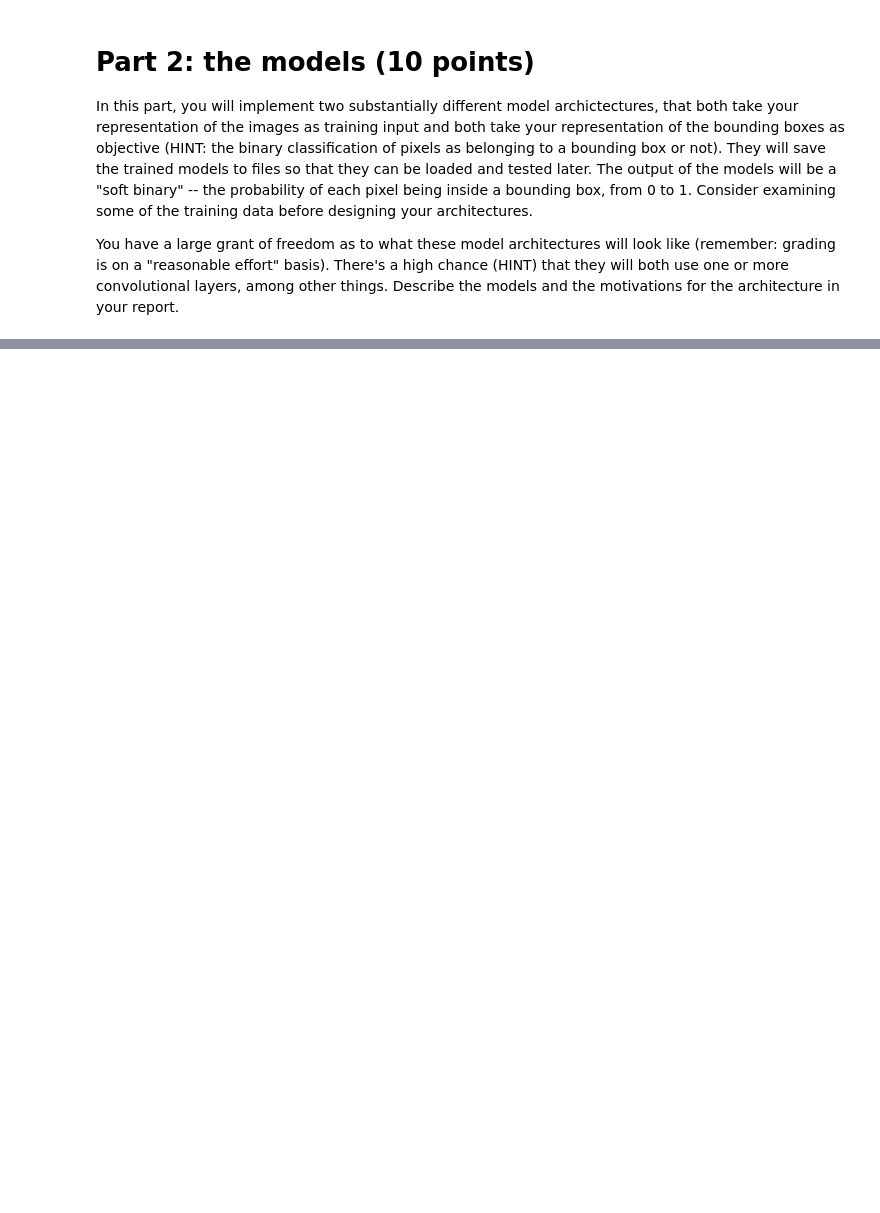
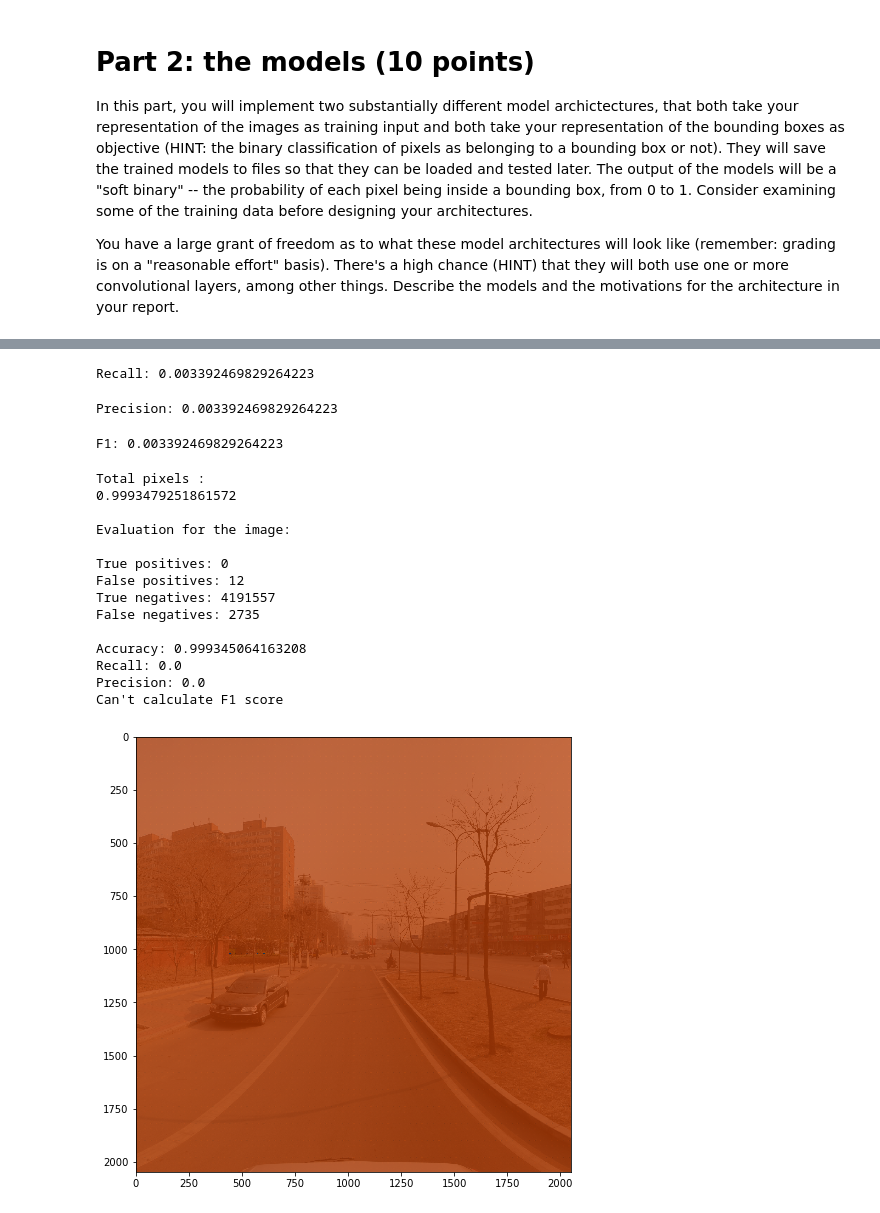
Before and after one commit to gusakhka/DETECTING-THE-LICENSE-PLATE, a Jupyter notebook: a1/Kamaneh AKhavan.ipynb, the cells around one changed output, grey strips where cells are left out. Cells and saved outputs as stored; diff of their text form; code cells hidden in the pictures; blank space fills up the shorter version.

```diff
--- a/a1/Kamaneh AKhavan.ipynb
+++ b/a1/Kamaneh AKhavan.ipynb
@@ -307,0 +418,2 @@ It should also be possible to examine the effects of applying the model to indiv
+# %%
+loss_function = nn.BCELoss()
@@ -307,0 +442,20 @@ It should also be possible to examine the effects of applying the model to indiv
+# %%
+tp = 0
+tn = 0
+fp = 0
+fn = 0
+for i, batch in enumerate(test_data):
+    batch_predictions = torch.squeeze(output)
+    batch_truthvals = torch.squeeze(truthvals2)
+
+    for (truthvals,predictions) in zip(batch_truthvals,batch_predictions):
+
+        predicted_class_bool = (predictions > 0.5)
+        predicted_class = predicted_class_bool.float()
+
+        confusion_vector = predicted_class / truthvals
+
+        tp += torch.sum(confusion_vector == 1).item()
+        fp += torch.sum(confusion_vector == float('inf')).item()
+        tn += torch.sum(torch.isnan(confusion_vector)).item()
+        fn += torch.sum(confusion_vector == 0).item()
@@ -307,0 +471,21 @@ It should also be possible to examine the effects of applying the model to indiv
+# %%
+recall = tp / (tp + fp)
+print(f"Recall: {recall}")
+# %% [output]
+Recall: 0.003392469829264223
+# %%
+if (tp + fp == 0):
+    print("Can't calculate precision")
+else:
+    precision = tp / (tp + fp)
+    print(f"Precision: {precision}")
+# %% [output]
+Precision: 0.003392469829264223
+# %%
+if (tp + fp == 0):
+    print("Can't calculate F1 score")
+else:
+    f1 = (2 * recall * precision) / (recall + precision)
+    print(f"F1: {f1}")
+# %% [output]
+F1: 0.003392469829264223
@@ -307,0 +574,18 @@ It should also be possible to examine the effects of applying the model to indiv
+# %%
+examp_im = pic_generator(model1, 0.5, test_im_data[34], test_truthval[34])
+# %% [output]
+Total pixels :
+0.9993479251861572
+
+Evaluation for the image:
+
+True positives: 0
+False positives: 12
+True negatives: 4191557
+False negatives: 2735
+
+Accuracy: 0.999345064163208
+Recall: 0.0
+Precision: 0.0
+Can't calculate F1 score
+[figure, added]
```
Also changed, not shown: parts of 39 cells of this notebook, 2 other files.
